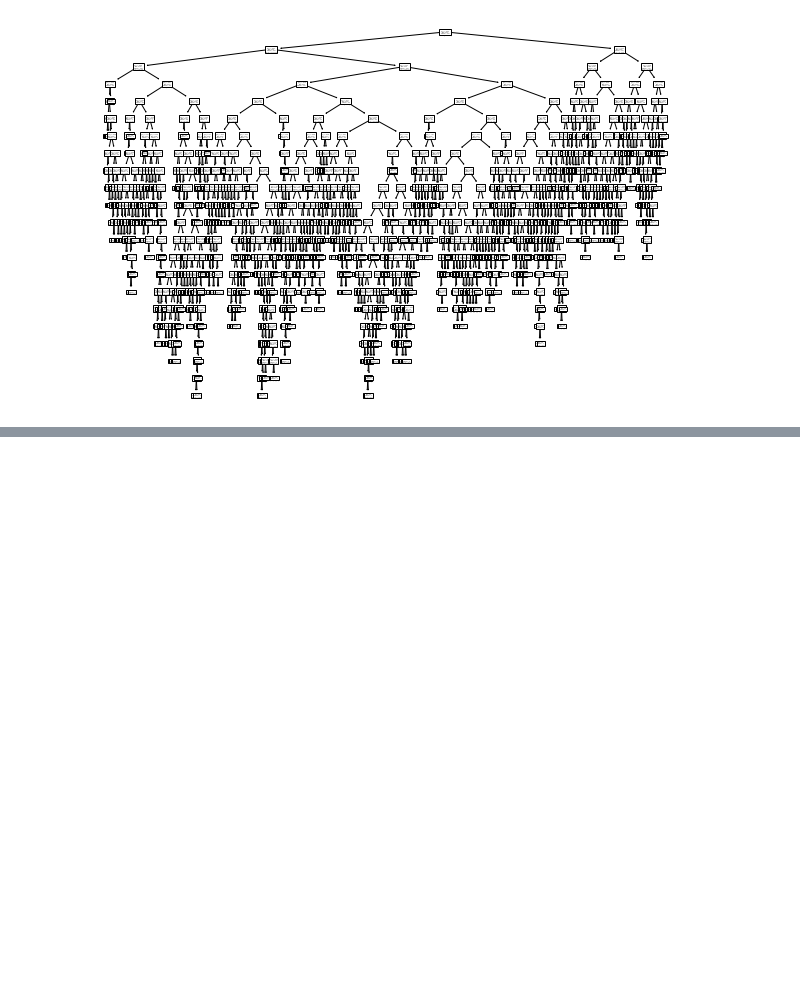
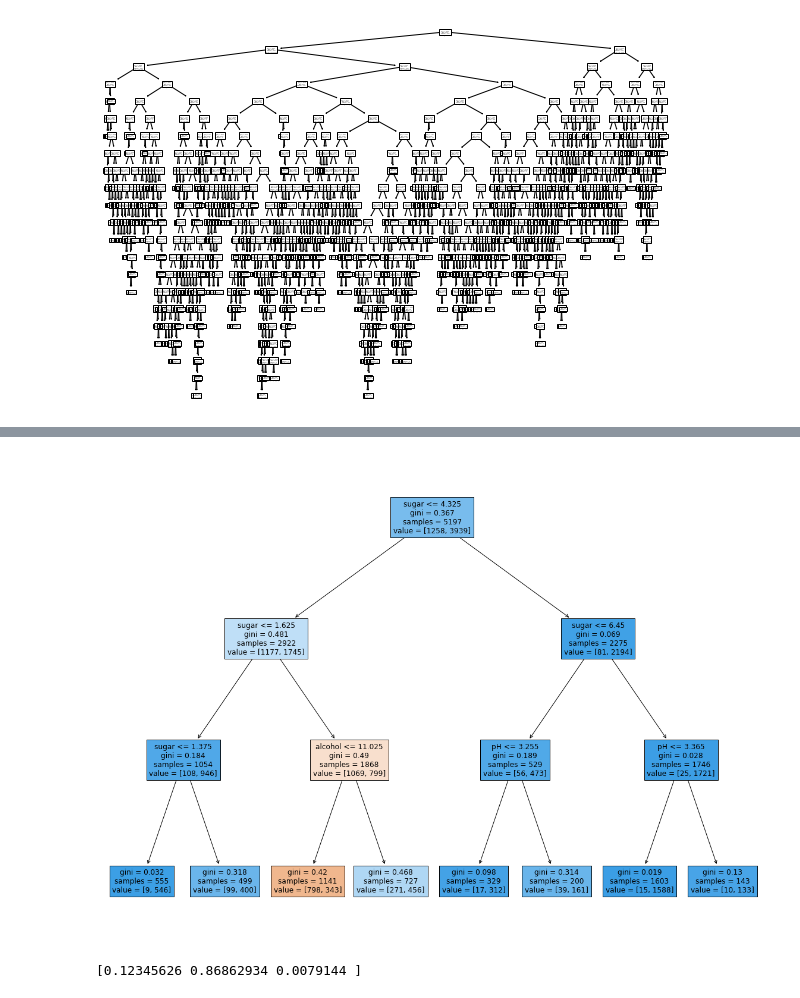
Before and after one commit to dohyun93/hongong_mldl, a Jupyter notebook: 5_1_결정_트리.ipynb, the cells around one changed output, grey strips where cells are left out. Drawn from its saved outputs; the diff is of its cells as text; code cells hidden in the pictures; blank space fills up the shorter version.

```diff
--- a/5_1_결정_트리.ipynb
+++ b/5_1_결정_트리.ipynb
@@ -116,0 +212,26 @@ plt.show()
+# %%
+# 훈련세트를 표준화 하기 전, 후의 데이터로 생성한 결정트리 모델의 성능이 정확히 동일하다.
+# 표준화하지 않은 훈련세트로 생성한 결정트리모델을 똑같이 도식화해보자.
+plt.figure(figsize=(20,15))
+plot_tree(dt, filled=True, feature_names=['alcohol', 'sugar', 'pH'])
+plt.show()
+# %% [output]
+[figure, added]
+# %%
+# 결과를 보면 같은 트리지만, 특성값을 표준점수로 바꾸지 않은 터라 이해하기 더 쉽다.
+
+# 당도가 1.625보다 크고 4.325보다 작으며 알코올 도수가 11.025보다 같거나 작은것이 레드 와인이다.
+# 그 나머지는 모두 화이트 와인으로 분류했다.
+
+# 결정트리는 어떤 특성이 가장 유용한지 나타내는 '특성 중요도'를 계산해준다.
+# 이 트리의 루트노드와 깊이 1에서 당도를 사용했기 때문에 아마도 당도(sugar) 가 가장 유용한 특성 중 하나일 것 같다.
+# 특성 중요도는 결정트리모델의 'feature_importances_' 속성에 저장되어있다.
+
+# alcohol, sugar, pH
+print(dt.feature_importances_)
+
+# sugar > alcohol > pH 순으로 결정트리모델의 특성 중요도를 알 수 있다.
+# 이 중요도는 각 노드의 정보이득과 전체 샘플에 대한 비율을 곱한 후 특성별로 더하여 계산한다.
+# 특성 중요도를 활용하면 결정 트리 모델을 특성 선택에 활용할 수 있다. -> 이것이 또다른 결정트리 모델의 장점이다.!!
+# %% [output]
+[0.12345626 0.86862934 0.0079144 ]
```
Also changed, not shown: parts of 6 cells of this notebook.
